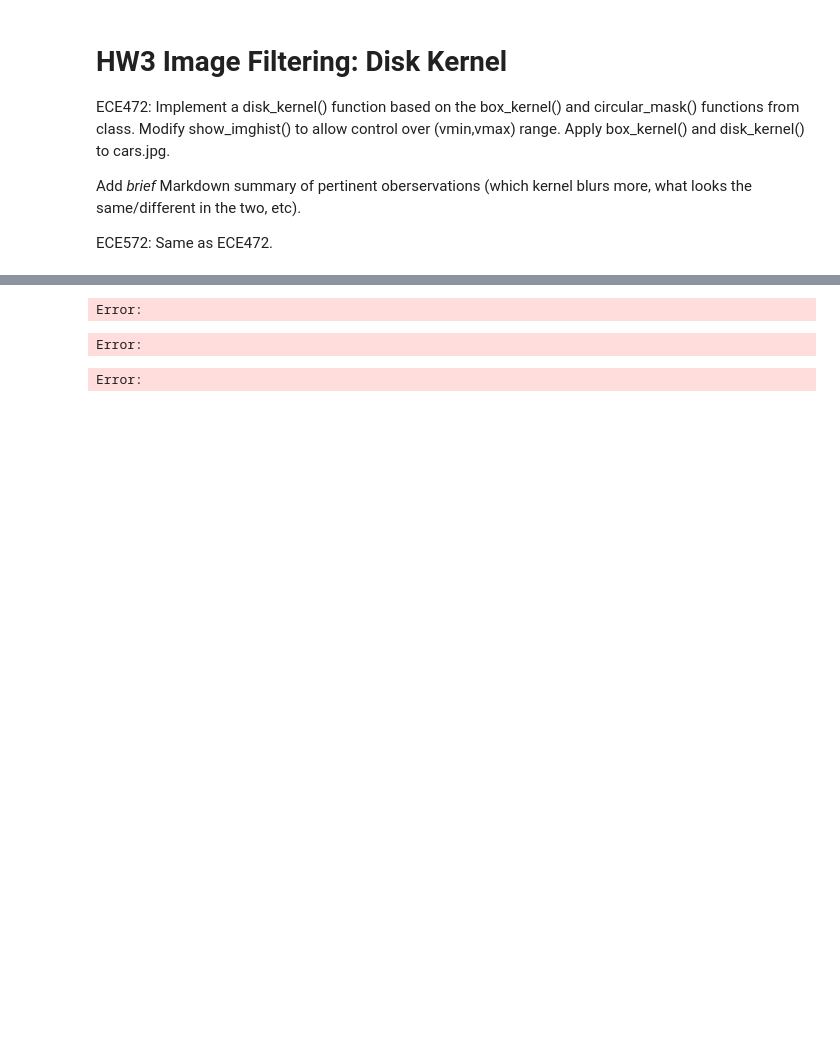
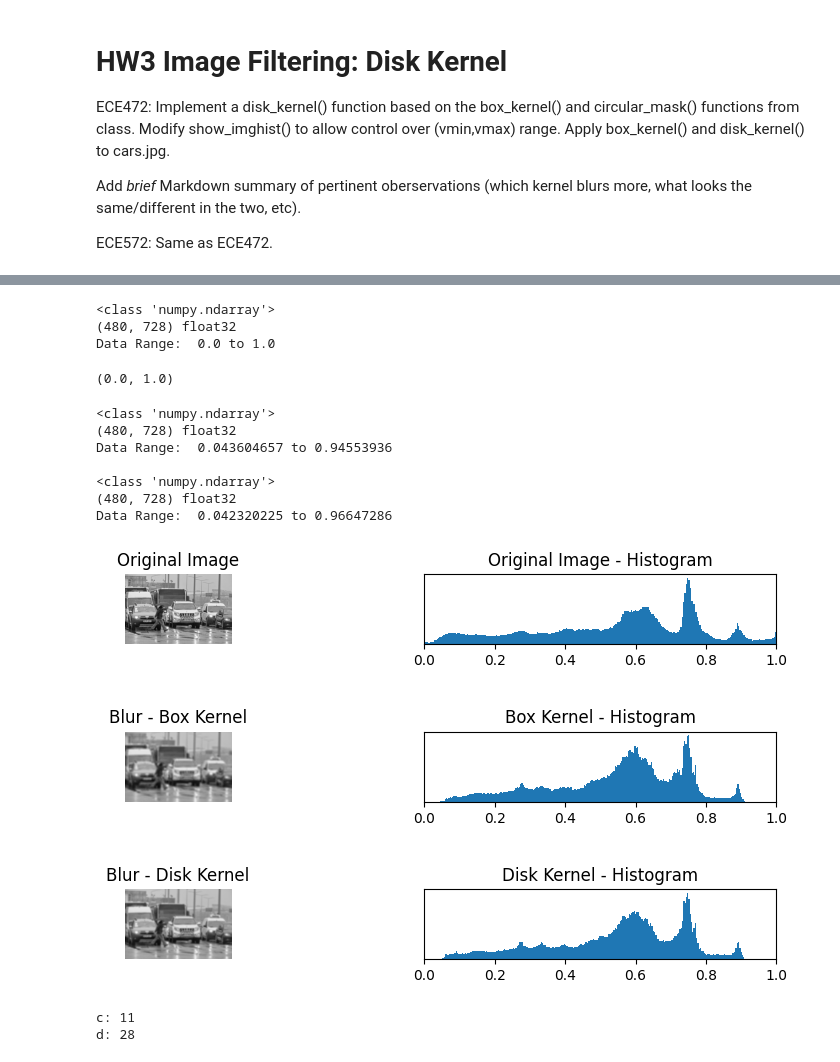
Before and after one commit to cobywhite26/Image-Processing, a Jupyter notebook: homework3/hw3_assignment.ipynb, the cells around one changed output, grey strips where cells are left out. Cells and saved outputs as stored; diff of their text form; code cells hidden in the pictures; blank space fills up the shorter version.

```diff
--- a/homework3/hw3_assignment.ipynb
+++ b/homework3/hw3_assignment.ipynb
@@ -25,4 +23,5 @@ def print_imginfo(I):
     print(type(I))
     print(I.shape, I.dtype)
     print("Data Range: ", np.min(I), "to", np.max(I))
+    return np.min(I), np.max(I)
     # Copy from HW2
@@ -50,9 +69,12 @@ I1 = img_as_float(I1)
 # Run print_imginfo() and show_imghist()
 print_imginfo(I1)
 # %% [output]
-Error:
+<class 'numpy.ndarray'>
+(480, 728) float32
+Data Range:  0.0 to 1.0
+(0.0, 1.0)
 # %%
-def box_kernel(N), M=None:
+def box_kernel(N, M=None):
     if M == None:
         M = N
     h = np.ones((N,M))
@@ -63,18 +85,60 @@ def box_kernel(N), M=None:
 
 def disk_kernel(N):
     # Center coefficient equals 1
-    center = 1
-    array = np.zeros(N,N)
-    print(array)
+    kernel_disk = np.zeros((N,N))
+    center = N//2
+    kernel_disk[center,center]=1
+    #normalized_kernel_disk = kernel_disk
+    # Off-center coefficients equal inverse distance to center
+    for x in range(kernel_disk.shape[0]):
+        for y in range(kernel_disk.shape[1]):
+            if x!=center or y!=center:
+                #print(f"x: {x}")
+                #print(f"y: {y}")
+                inverse_distance = 1/(np.sqrt((center-x)**2+(center-y)**2))
+                #print(f"distance: {np.sqrt((kernel_disk[center,center]-x)**2+(kernel_disk[center,center]-y)**2)}")
+                #print(f"inverse_distance: {inverse_distance}")
+                kernel_disk[x][y] = inverse_distance #not normalized yet
+    # print(f"kernel_disk: {kernel_disk}")
+    # print(f"kernel disk shape: {kernel_disk.shape}")
 
-    # Off-center coefficients equal inverse distance to center
     # Normalize kernel
+    kernel_disk /= kernel_disk.sum()
+    # print(f"kernel disk normalized: {kernel_disk}")
+    # print(f"kernel disk normalized sum: {kernel_disk.sum()}")
+    return kernel_disk
-# %% [output]
-Error:
 # %%
 # Apply box_kernel(N) and disk_kernel(N) to loaded image using scipy.ndimage.convolve().
+mode = 'reflect'
+h1 = box_kernel(15) #applying the box kernel
+I2 = convolve(I1, h1, mode=mode)
+h2 = disk_kernel(15)
+I3 = convolve(I1, h2, mode=mode)
 # Ultimately, use N=15 but try smaller and larger values as well to see effects thereof.
 # Run print_imginfo() and show_imghist() on blurred image, say Iblur. Repeat for difference
+print_imginfo(I2)
+print("")
+print_imginfo(I3)
+
+show_imghist(I1,I2,I3)
 # wrt original image, i.e., Iblur-I. Use appropriate (vmin,max) values.
 # %% [output]
-Error:
+<class 'numpy.ndarray'>
+(480, 728) float32
+Data Range:  0.043604657 to 0.94553936
+
+<class 'numpy.ndarray'>
+(480, 728) float32
+Data Range:  0.042320225 to 0.96647286
+[figure, added]
+# %%
+def nums(a,b):
+    c = a + b
+    d = a*b
+    return c,d
+
+print(f"c: {nums(4,7)[0]}")
+print(f"d: {nums(4,7)[1]}")
+# %% [output]
+c: 11
+d: 28
```
Also changed, not shown: parts of 3 cells of this notebook, 9 other files.
